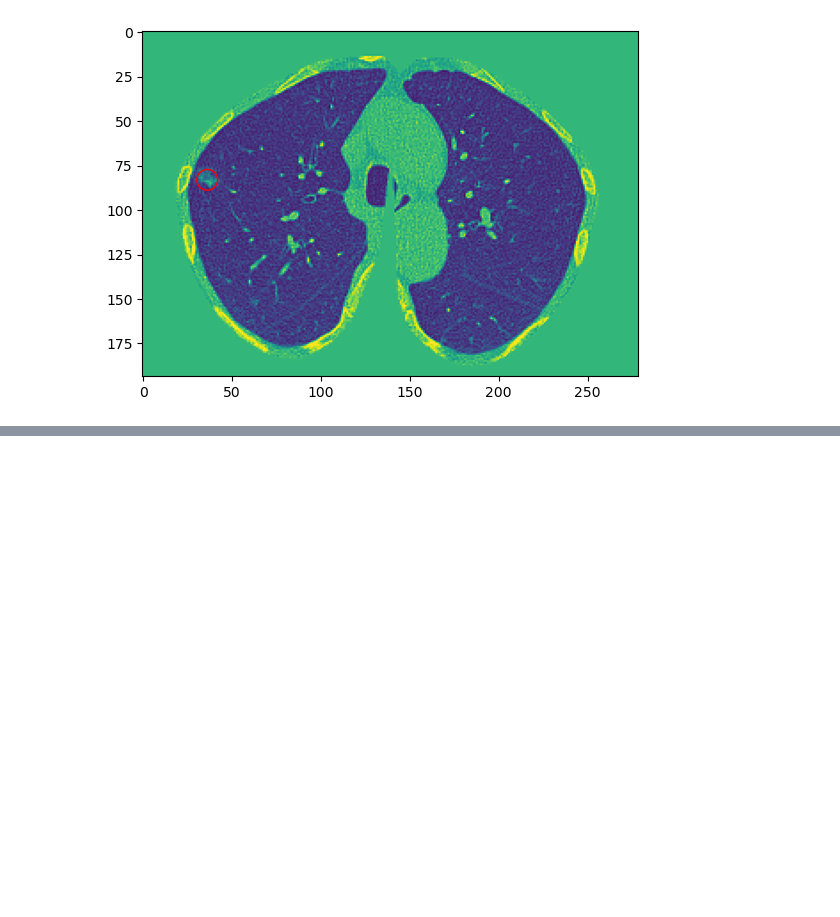
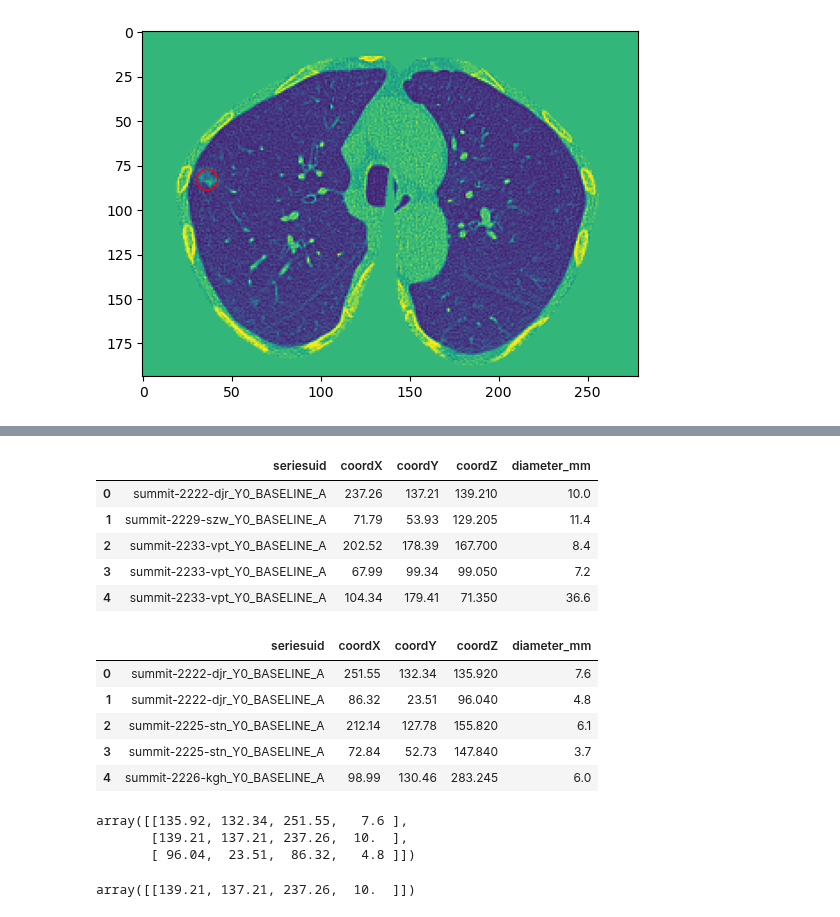
Before and after one commit to johnmccabe44/fairness-in-nodule-detection, a Jupyter notebook: models/ticnet/utils/checks.ipynb, the cells around one changed output, grey strips where cells are left out. Cells and saved outputs as stored; diff of their text form; code cells hidden in the pictures; blank space fills up the shorter version.

```diff
--- a/models/ticnet/checks.ipynb
+++ b/models/ticnet/utils/checks.ipynb
@@ -34,0 +65,30 @@ Nodule 550: 36, 83, 179, 11.7
+# %%
+trn_inc = pd.read_csv('/Users/john/Projects/SOTAEvaluationNoduleDetection/models/ticnet/annotations/summit/optimisation_actionable/training_metadata.csv')
+display(trn_inc.head())
+trn_exc = pd.read_csv('/Users/john/Projects/SOTAEvaluationNoduleDetection/models/ticnet/annotations/summit/optimisation_actionable/training_exclude_metadata.csv')
+display(trn_exc.head())
+# %% [output]
+|  | seriesuid | coordX | coordY | coordZ | diameter_mm |
+| 0 | summit-2222-djr_Y0_BASELINE_A | 237.26 | 137.21 | 139.210 | 10.0 |
+| 1 | summit-2229-szw_Y0_BASELINE_A | 71.79 | 53.93 | 129.205 | 11.4 |
+| 2 | summit-2233-vpt_Y0_BASELINE_A | 202.52 | 178.39 | 167.700 | 8.4 |
+| 3 | summit-2233-vpt_Y0_BASELINE_A | 67.99 | 99.34 | 99.050 | 7.2 |
+| 4 | summit-2233-vpt_Y0_BASELINE_A | 104.34 | 179.41 | 71.350 | 36.6 |
+|  | seriesuid | coordX | coordY | coordZ | diameter_mm |
+| 0 | summit-2222-djr_Y0_BASELINE_A | 251.55 | 132.34 | 135.920 | 7.6 |
+| 1 | summit-2222-djr_Y0_BASELINE_A | 86.32 | 23.51 | 96.040 | 4.8 |
+| 2 | summit-2225-stn_Y0_BASELINE_A | 212.14 | 127.78 | 155.820 | 6.1 |
+| 3 | summit-2225-stn_Y0_BASELINE_A | 72.84 | 52.73 | 147.840 | 3.7 |
+| 4 | summit-2226-kgh_Y0_BASELINE_A | 98.99 | 130.46 | 283.245 | 6.0 |
+# %%
+all = np.load('/Users/john/Projects/SOTAEvaluationNoduleDetection/models/ticnet/cache/bboxes/all/summit-2222-djr_Y0_BASELINE_A_bboxes.npy')
+all
+# %% [output]
+array([[135.92, 132.34, 251.55,   7.6 ],
+       [139.21, 137.21, 237.26,  10.  ],
+       [ 96.04,  23.51,  86.32,   4.8 ]])
+# %%
+act = np.load('/Users/john/Projects/SOTAEvaluationNoduleDetection/models/ticnet/cache/bboxes/actionable/summit-2222-djr_Y0_BASELINE_A_bboxes.npy')
+act
+# %% [output]
+array([[139.21, 137.21, 237.26,  10.  ]])
```
Also changed, not shown: parts of 2 cells of this notebook.
